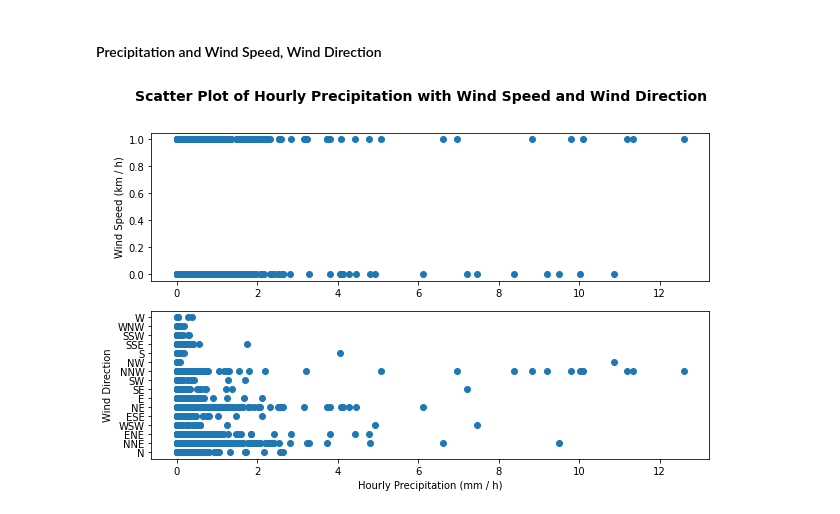
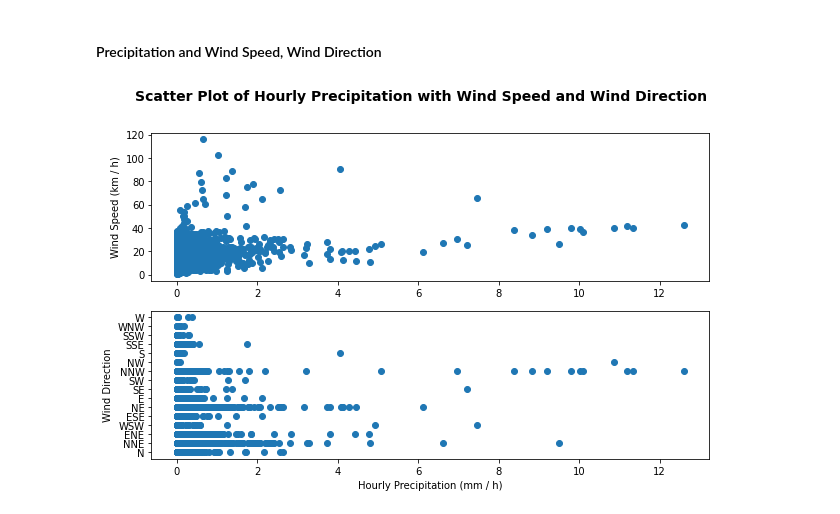
Before and after one commit to eRuaro/prac-research, a Jupyter notebook: data_analysis.ipynb, the cells around one changed output. Drawn from its saved outputs; the diff is of its cells as text; code cells hidden in the pictures.

```diff
--- a/data_analysis.ipynb
+++ b/data_analysis.ipynb
@@ -27,7 +27,7 @@ df.head()
 df['longitude'] = df['longitude']._convert(numeric=True)
 df['latitude'] = df['latitude']._convert(numeric=True)
 df['temp_c'] = df['temp_c']._convert(numeric=True)
-df['wind_kph'] = df['is_day']._convert(numeric=True)
+# df['wind_kph'] = df['is_day']._convert(numeric=True)
 df['wind_degree'] = df['wind_degree']._convert(numeric=True)
 df['air_pressure'] = df['air_pressure']._convert(numeric=True)
 df['precipitation'] = df['precipitation']._convert(numeric=True)
@@ -172,18 +163,18 @@ plt.show()
 # %%
 fig, (ax1, ax2) = plt.subplots(2, 1, figsize=(10, 6))
 fig.suptitle('Scatter Plot of Hourly Precipitation with Wind Speed and Wind Direction', fontweight='bold', fontsize=14)
 
-precipitation = df['precipitation']._convert(numeric=True)
+precipitation = df['precipitation']
 wind_kph = df['wind_kph']._convert(numeric=True)
 # wind_dir = df['feelslike_c']._convert(numeric=True)
 
 ax1.scatter(precipitation, wind_kph)
 ax1.set_ylabel('Wind Speed (km / h)')
 
 ax2.scatter(precipitation, df['wind_dir'])
 ax2.set_xlabel('Hourly Precipitation (mm / h)')
 ax2.set_ylabel('Wind Direction')
 
 plt.show()
 # %% [output]
-[figure, old version]
+[figure, new version]
```
Also changed, not shown: parts of 4 cells of this notebook.
